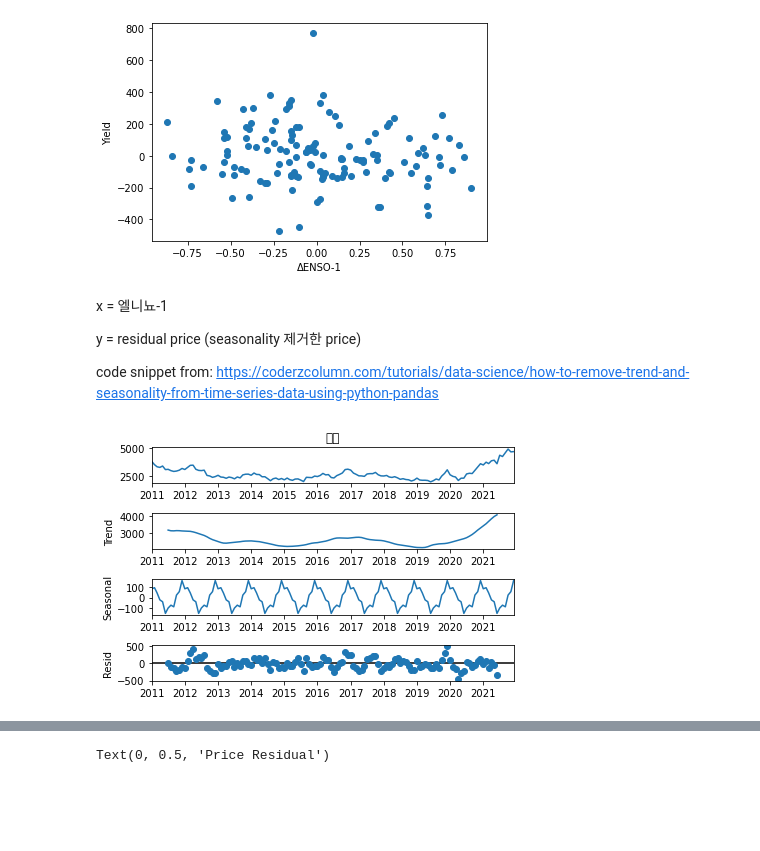
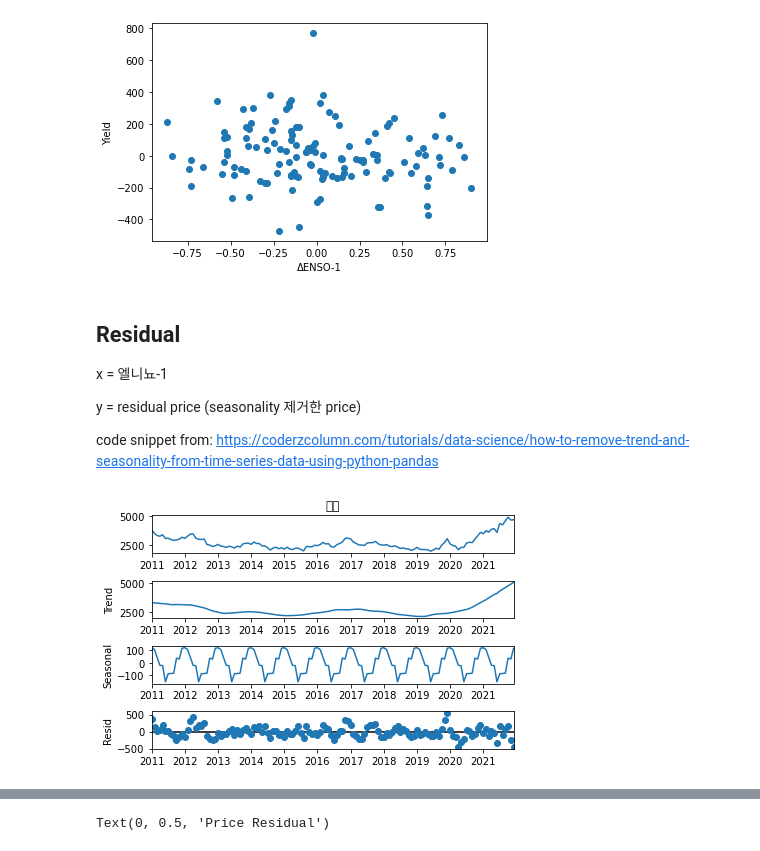
Before and after one commit to Soo-Im/PalmOil, a Jupyter notebook: ENSO-Palm_Prediction.ipynb, the cells around one changed output, grey strips where cells are left out. Drawn from its saved outputs; the diff is of its cells as text; code cells hidden in the pictures; blank space fills up the shorter version.

Commit message:
종가 residual(외삽처리)와 Nino-1 RF
종가 raw보다는 나아지긴 했지만 역시나 성능이 좋지는...

```diff
--- a/ENSO-Palm_Prediction.ipynb
+++ b/ENSO-Palm_Prediction.ipynb
@@ -223,6 +223,7 @@ plt.ylabel('Yield')
 Text(0, 0.5, 'Yield')
 [figure]
 # %% [markdown]
+## Residual
 x = 엘니뇨-1
 
 y = residual price (seasonality 제거한 price)
@@ -232,12 +233,12 @@ code snippet from: https://coderzcolumn.com/tutorials/data-science/how-to-remove
 # %%
 from statsmodels.tsa.seasonal import seasonal_decompose
 # %%
-decompose_result = seasonal_decompose(data['종가'], model="additive")
+decompose_result = seasonal_decompose(data['종가'], model="additive", freq=12, extrapolate_trend=2)
 
 trend = decompose_result.trend
 seasonal = decompose_result.seasonal
 residual = decompose_result.resid
 
 decompose_result.plot();
 # %% [output]
-[figure, old version]
+[figure, new version]
```
Also changed, not shown: parts of 7 cells of this notebook.
